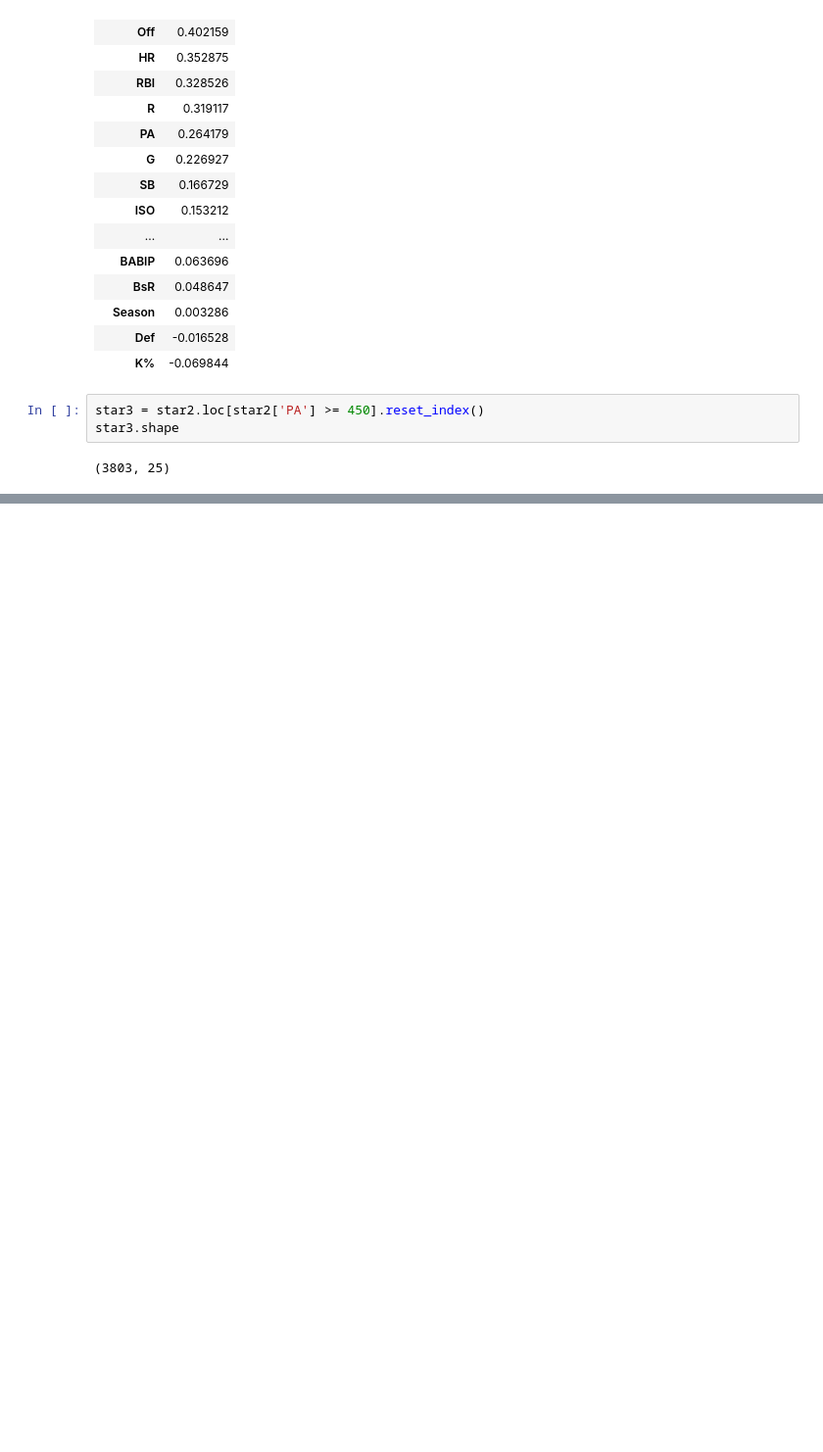
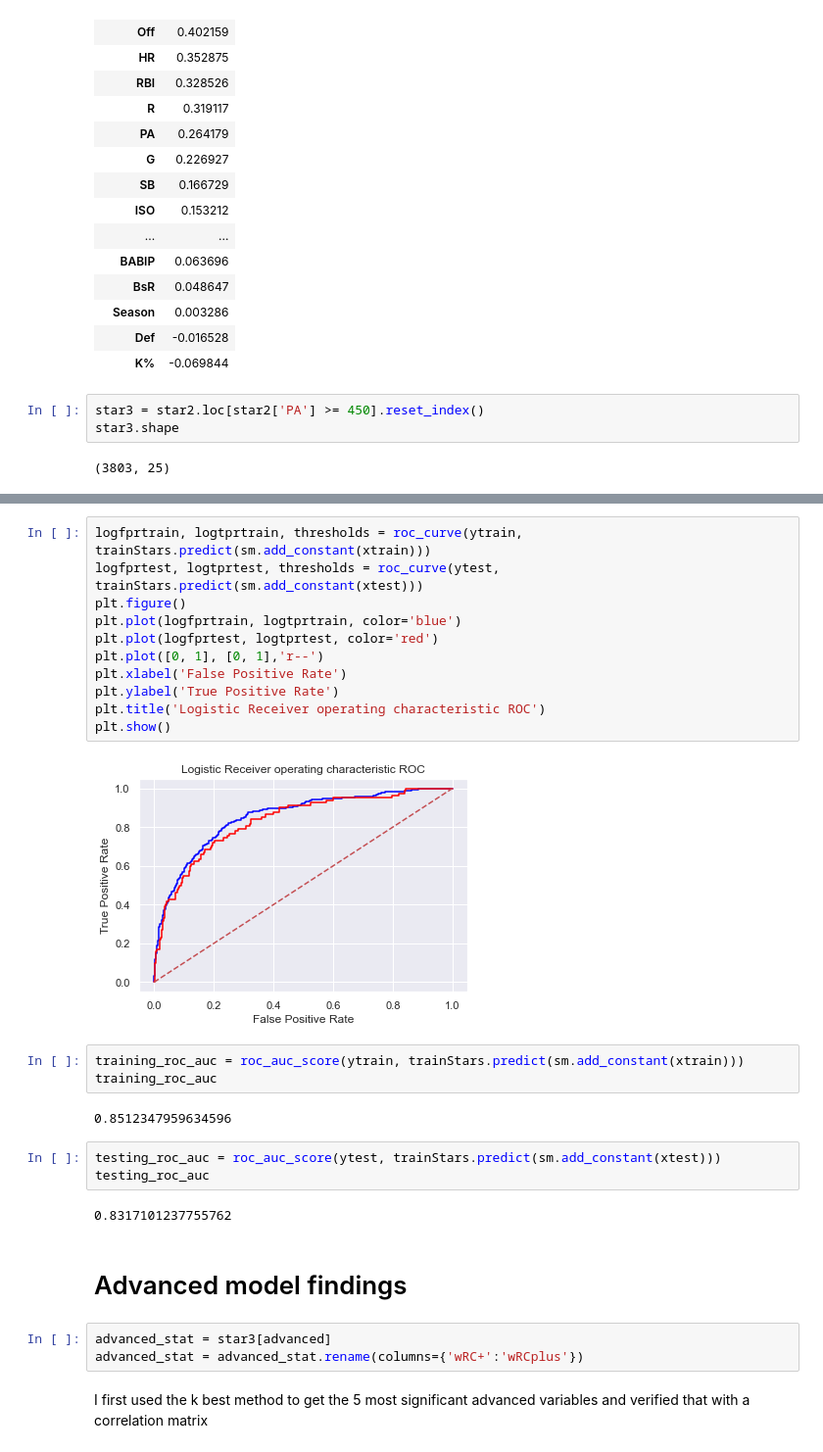
Before and after one commit to cgspartz/ds201_Project31, a Jupyter notebook: ProjectCode.ipynb, the cells around one changed output, grey strips where cells are left out. Shown at 98% size. Cells and saved outputs as stored; diff of their text form; blank space fills up the shorter version.

```diff
--- a/ProjectCode.ipynb
+++ b/ProjectCode.ipynb
@@ -90,0 +155,30 @@ star3[traditional]
+# %%
+logfprtrain, logtprtrain, thresholds = roc_curve(ytrain, trainStars.predict(sm.add_constant(xtrain)))
+logfprtest, logtprtest, thresholds = roc_curve(ytest, trainStars.predict(sm.add_constant(xtest)))
+plt.figure()
+plt.plot(logfprtrain, logtprtrain, color='blue')
+plt.plot(logfprtest, logtprtest, color='red')
+plt.plot([0, 1], [0, 1],'r--')
+plt.xlabel('False Positive Rate')
+plt.ylabel('True Positive Rate')
+plt.title('Logistic Receiver operating characteristic ROC')
+plt.show()
+# %% [output]
+[figure, added]
+# %%
+training_roc_auc = roc_auc_score(ytrain, trainStars.predict(sm.add_constant(xtrain)))
+training_roc_auc
+# %% [output]
+0.8512347959634596
+# %%
+testing_roc_auc = roc_auc_score(ytest, trainStars.predict(sm.add_constant(xtest)))
+testing_roc_auc
+# %% [output]
+0.8317101237755762
+# %% [markdown]
+# Advanced model findings
+# %%
+advanced_stat = star3[advanced]
+advanced_stat = advanced_stat.rename(columns={'wRC+':'wRCplus'})
+# %% [markdown]
+I first used the k best method to get the 5 most significant advanced variables and verified that with a correlation matrix
```
Also changed, not shown: parts of 36 cells of this notebook, 5 other files.
